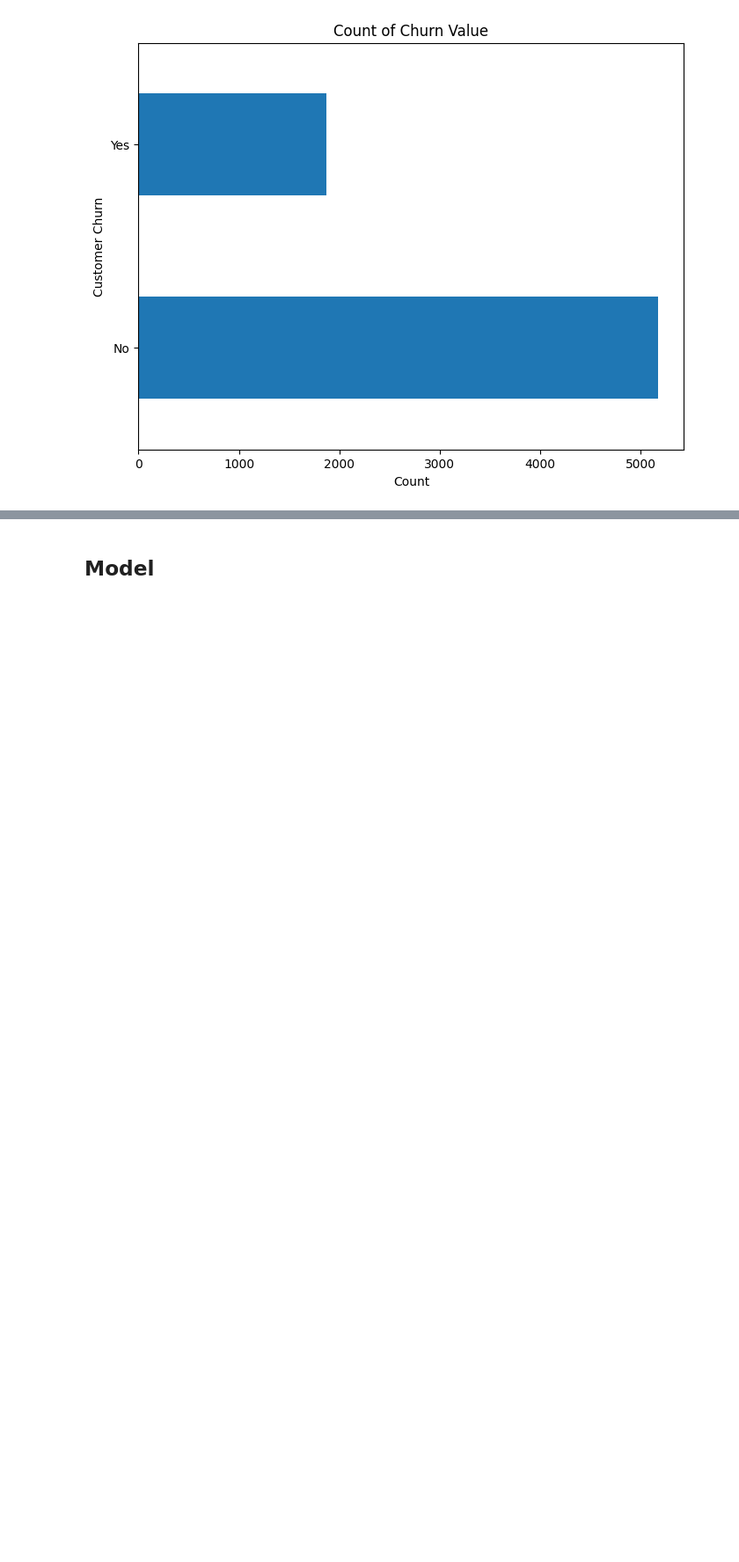
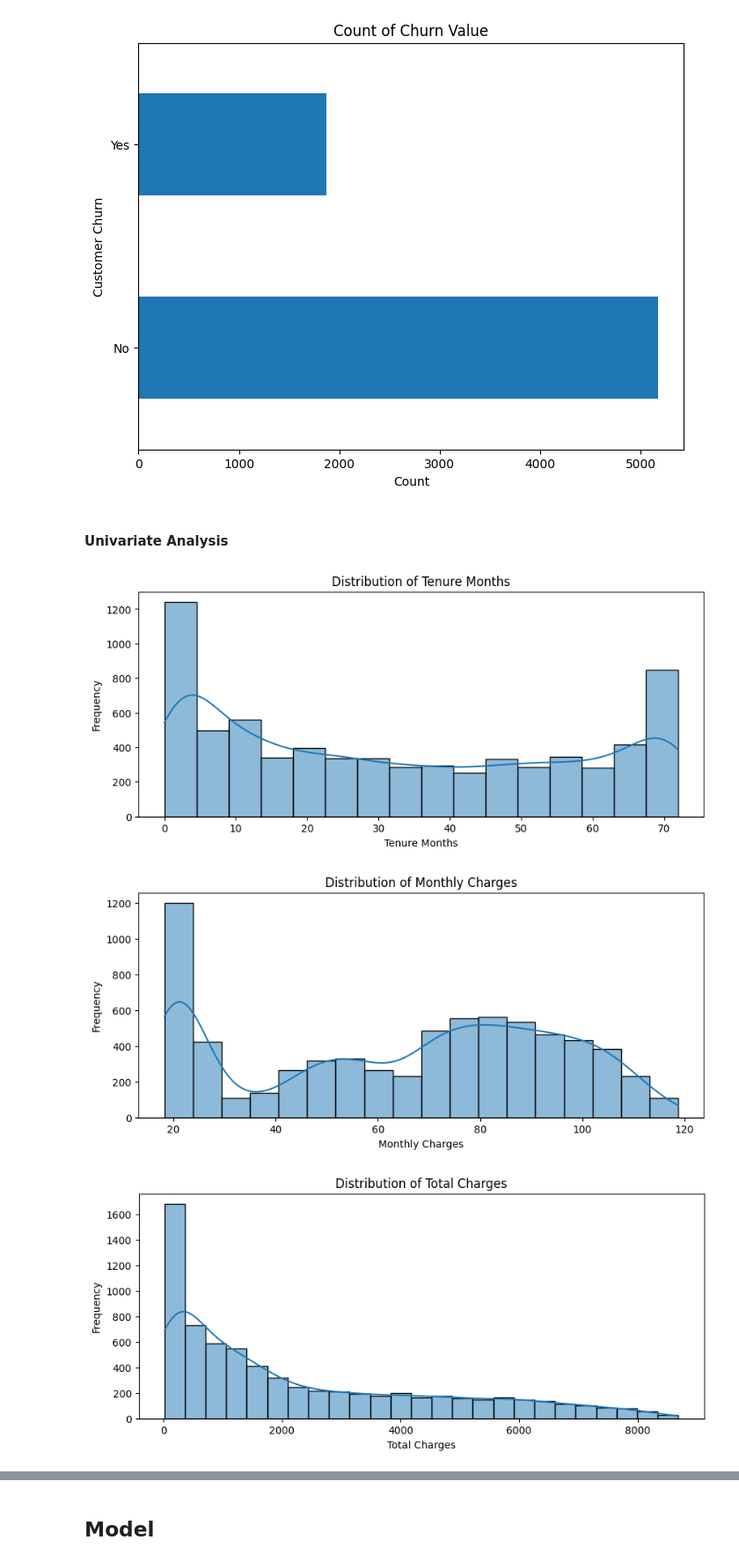
Before and after one commit to minari314159/Telco-Customer-Churn-Prediction, a Jupyter notebook: Customer_Churn_Prediction.ipynb, the cells around one changed output, grey strips where cells are left out. Shown at 88% size. Saved outputs shown, nothing was run; the diff lists cells and outputs as text; code cells hidden in the pictures; blank space fills up the shorter version.

Commit message:
Feature Analysis Visuals

```diff
--- a/Customer_Churn_Prediction.ipynb
+++ b/Customer_Churn_Prediction.ipynb
@@ -254,3 +254,21 @@ plt.title("Count of Churn Value")
 plt.show()
 # %% [output]
 [figure]
+# %% [markdown]
+#### Univariate Analysis
+# %%
+# Univariate analysis of numerical features
+numerical_features = ['Tenure Months', 'Monthly Charges',
+                      'Total Charges', 'Churn Score', 'CLTV']
+
+for feature in numerical_features:
+    plt.figure(figsize=(10, 4))
+    sns.histplot(df_drop[feature], kde=True)
+    plt.title(f'Distribution of {feature}')
+    plt.xlabel(feature)
+    plt.ylabel('Frequency')
+    plt.show()
+# %% [output]
+[figure, added]
+[figure, added]
+[figure, added]
```
Also changed, not shown: parts of 6 cells of this notebook.
